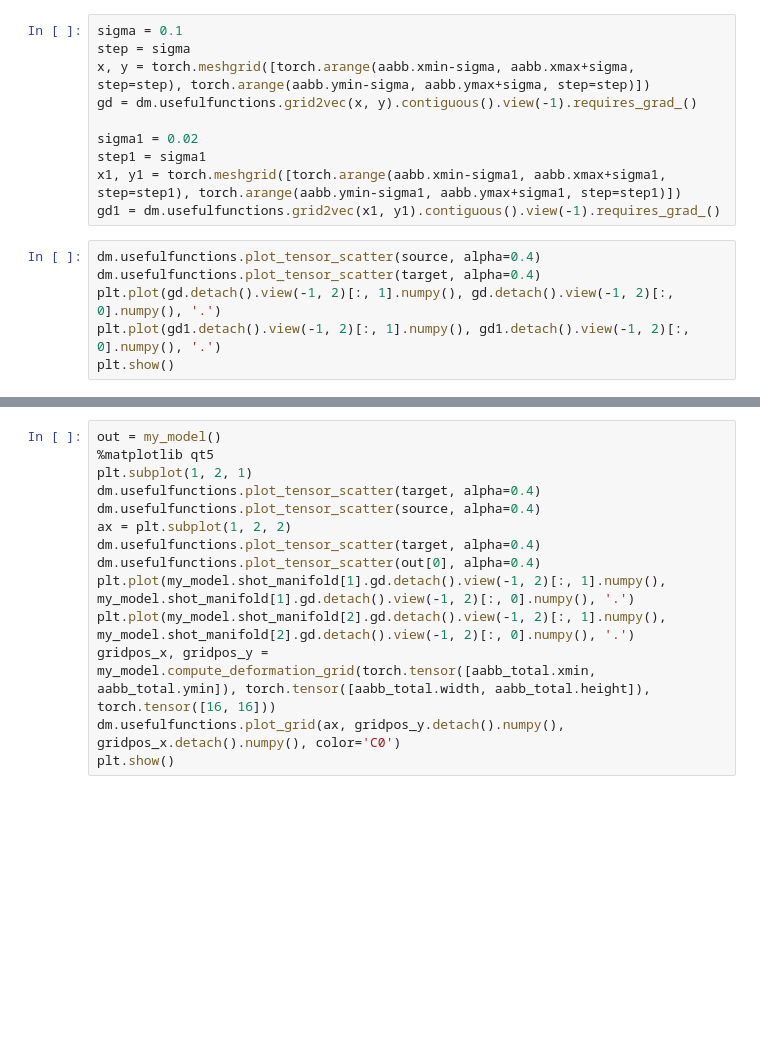
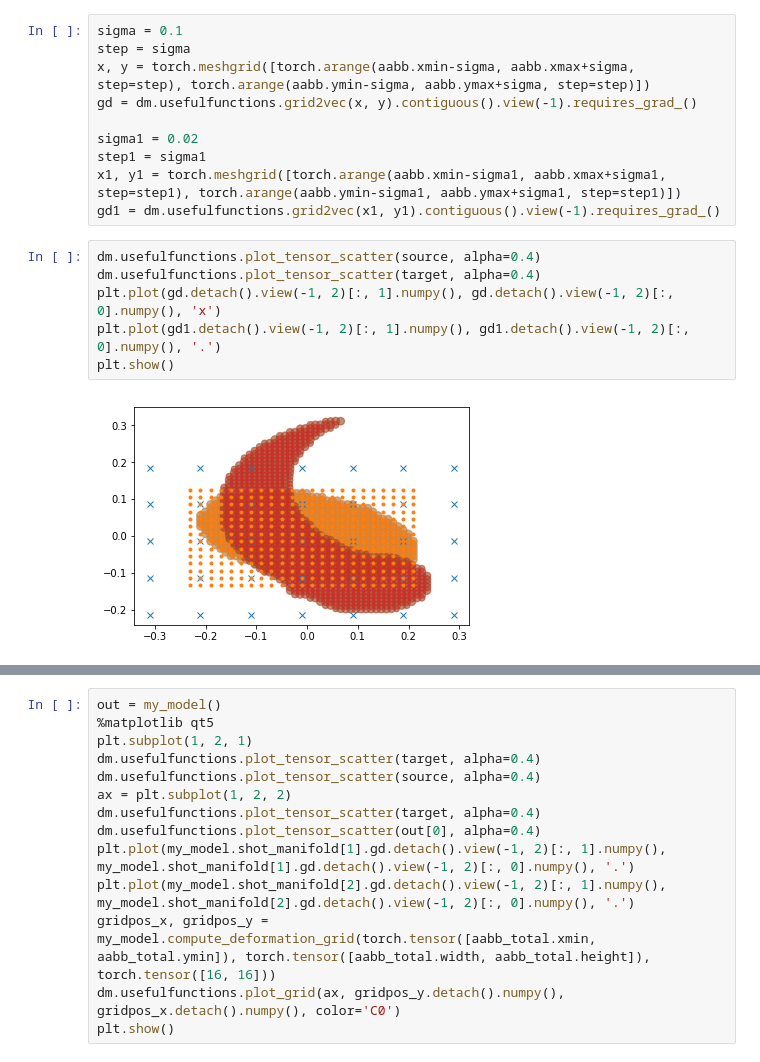
Before and after one commit to RosaKow/Masterthesis, a Jupyter notebook: notebooks/simple_matching.ipynb, the cells around one changed output, grey strips where cells are left out. Saved outputs shown, nothing was run; the diff lists cells and outputs as text; blank space fills up the shorter version.

```diff
--- a/notebooks/simple_matching.ipynb
+++ b/notebooks/simple_matching.ipynb
@@ -32,9 +34,11 @@ gd1 = dm.usefulfunctions.grid2vec(x1, y1).contiguous().view(-1).requires_grad_()
 # %%
 dm.usefulfunctions.plot_tensor_scatter(source, alpha=0.4)
 dm.usefulfunctions.plot_tensor_scatter(target, alpha=0.4)
-plt.plot(gd.detach().view(-1, 2)[:, 1].numpy(), gd.detach().view(-1, 2)[:, 0].numpy(), '.')
+plt.plot(gd.detach().view(-1, 2)[:, 1].numpy(), gd.detach().view(-1, 2)[:, 0].numpy(), 'x')
 plt.plot(gd1.detach().view(-1, 2)[:, 1].numpy(), gd1.detach().view(-1, 2)[:, 0].numpy(), '.')
 plt.show()
+# %% [output]
+[figure, added]
 # %%
 print(gd.view(-1, 2).shape)
 print(gd1.view(-1, 2).shape)
```
Also changed, not shown: parts of 4 cells of this notebook, 13 other files.
